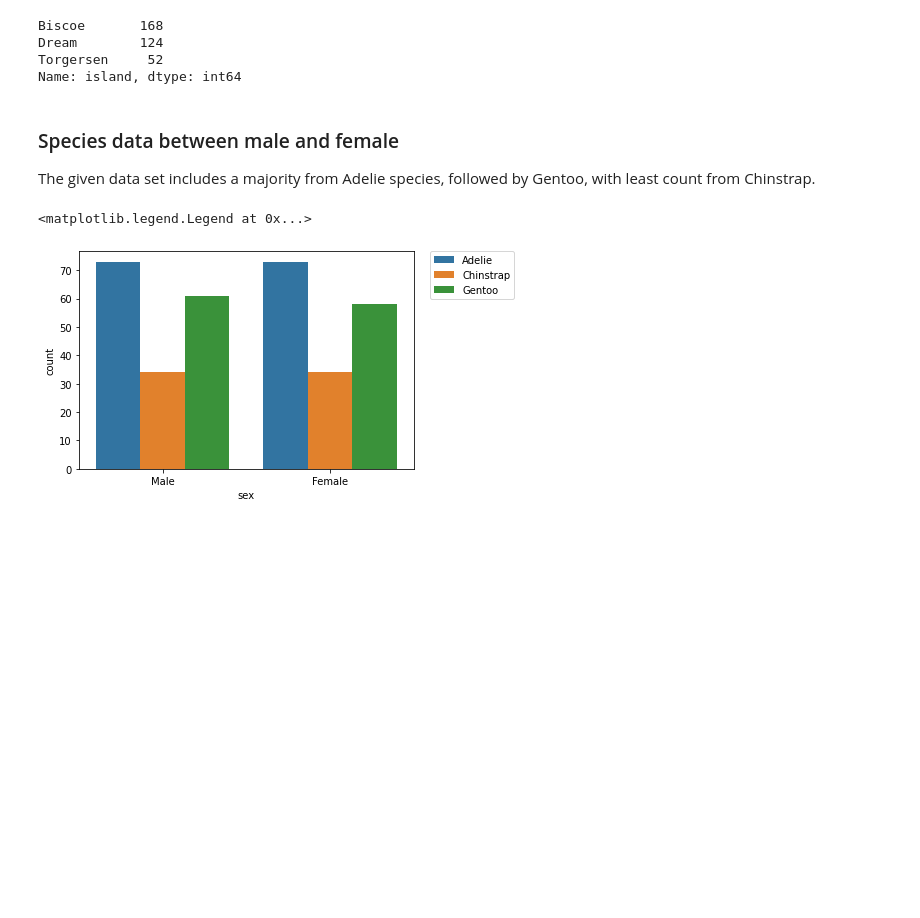
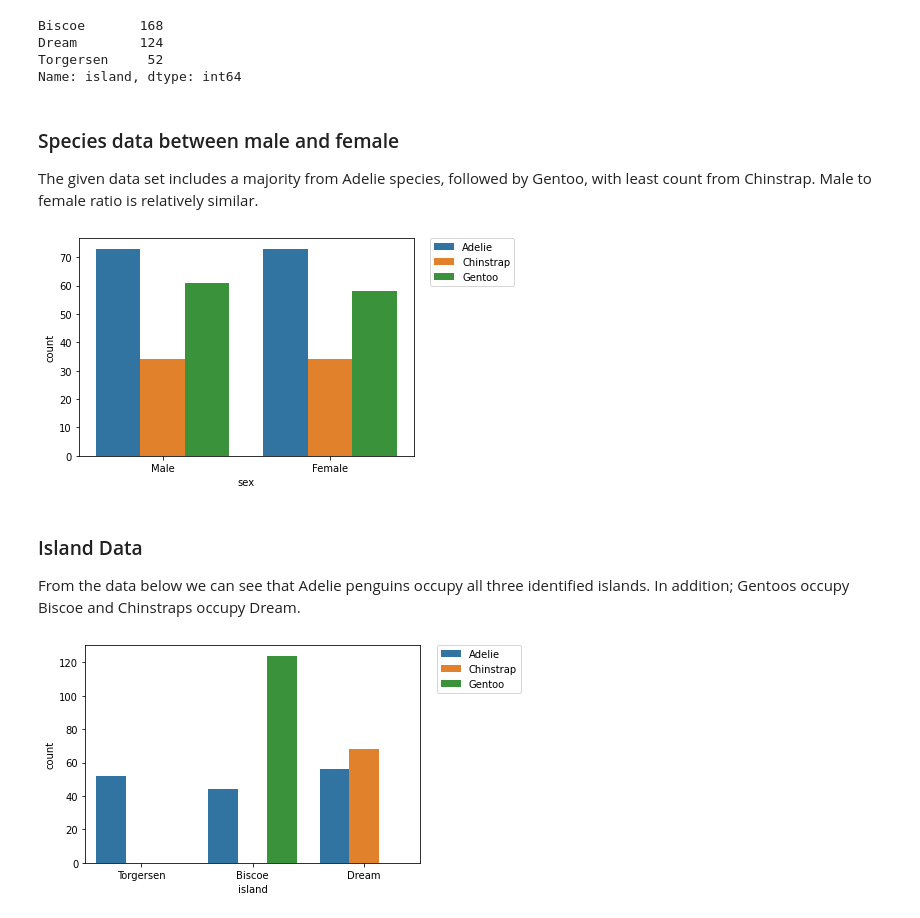
Before and after one commit to Mmarcos01/data-visualization, a Jupyter notebook: viz-a.ipynb, the cells around one changed output. Drawn from its saved outputs; the diff is of its cells as text; code cells hidden in the pictures; blank space fills up the shorter version.

Commit message:
body data

```diff
--- a/viz-a.ipynb
+++ b/viz-a.ipynb
@@ -96,10 +97,17 @@ Torgersen     52
 Name: island, dtype: int64
 # %% [markdown]
 ### Species data between male and female
-The given data set includes a majority from Adelie species, followed by Gentoo, with least count from Chinstrap.
+The given data set includes a majority from Adelie species, followed by Gentoo, with least count from Chinstrap. Male to female ratio is relatively similar.
 # %%
 sns.countplot(data=df, x='sex', hue='species')
-plt.legend(bbox_to_anchor=(1.05, 1), loc=2, borderaxespad=0.)
+plt.legend(bbox_to_anchor=(1.05, 1), loc=2, borderaxespad=0);
 # %% [output]
-<matplotlib.legend.Legend at 0x...>
 [figure]
+# %% [markdown]
+### Island Data
+From the data below we can see that Adelie penguins occupy all three identified islands. In addition; Gentoos occupy Biscoe and Chinstraps occupy Dream.
+# %%
+sns.countplot(data=df, x='island', hue='species')
+plt.legend(bbox_to_anchor=(1.05, 1), loc=2, borderaxespad=0);
+# %% [output]
+[figure, added]
```
Also changed, not shown: parts of 15 cells of this notebook.
